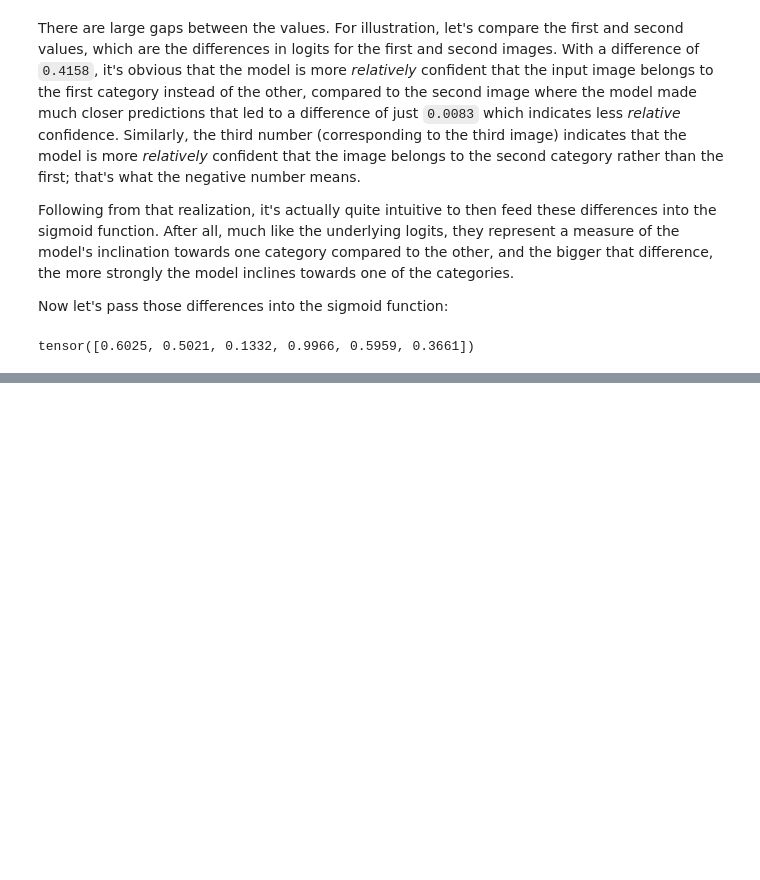
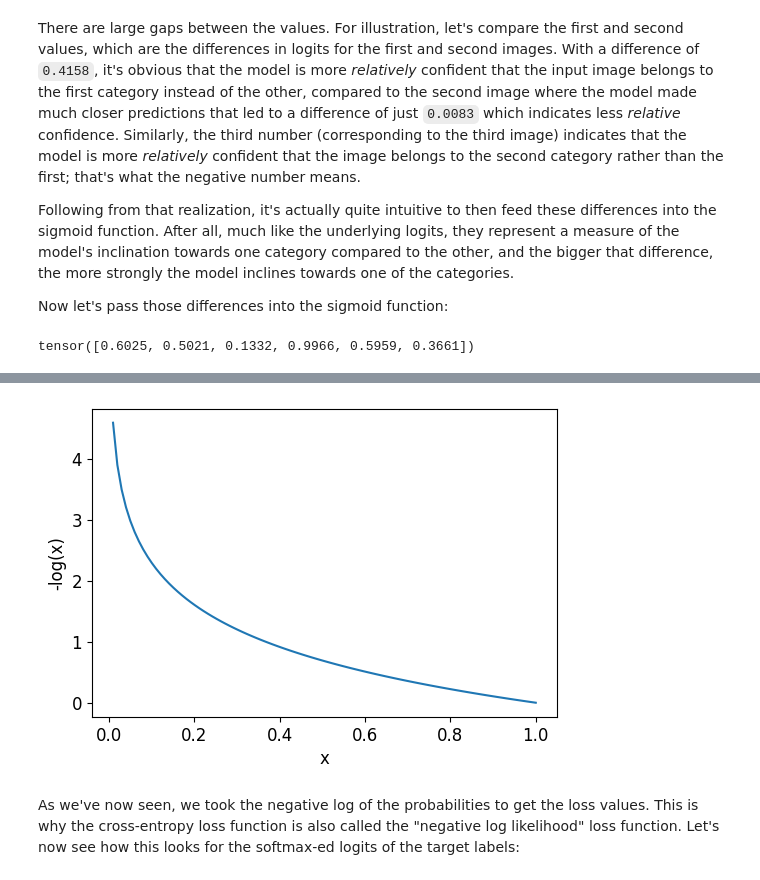
Before and after one commit to CodeWithOz/fastai-deep-learn-coders, a Jupyter notebook: ch-05-pet-breeds-pt2.ipynb, the cells around one changed output, grey strips where cells are left out. Drawn from its saved outputs; the diff is of its cells as text; code cells hidden in the pictures; blank space fills up the shorter version.

```diff
--- a/ch-05-pet-breeds-pt2.ipynb
+++ b/ch-05-pet-breeds-pt2.ipynb
@@ -391,0 +471,6 @@ And on and on for $n$ categories:
+# %%
+plot_function(lambda x: -1*torch.log(x), min=0, max=1, ty="-log(x)", tx="x")
+# %% [output]
+[figure, added]
+# %% [markdown]
+As we've now seen, we took the negative log of the probabilities to get the loss values. This is why the cross-entropy loss function is also called the "negative log likelihood" loss function. Let's now see how this looks for the softmax-ed logits of the target labels:
```
Also changed, not shown: parts of 27 cells of this notebook.
